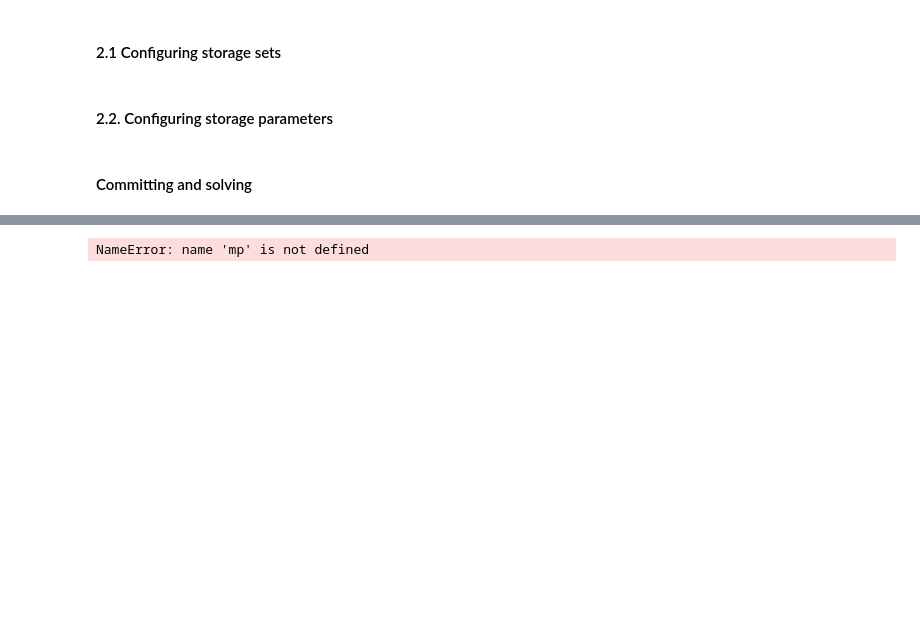
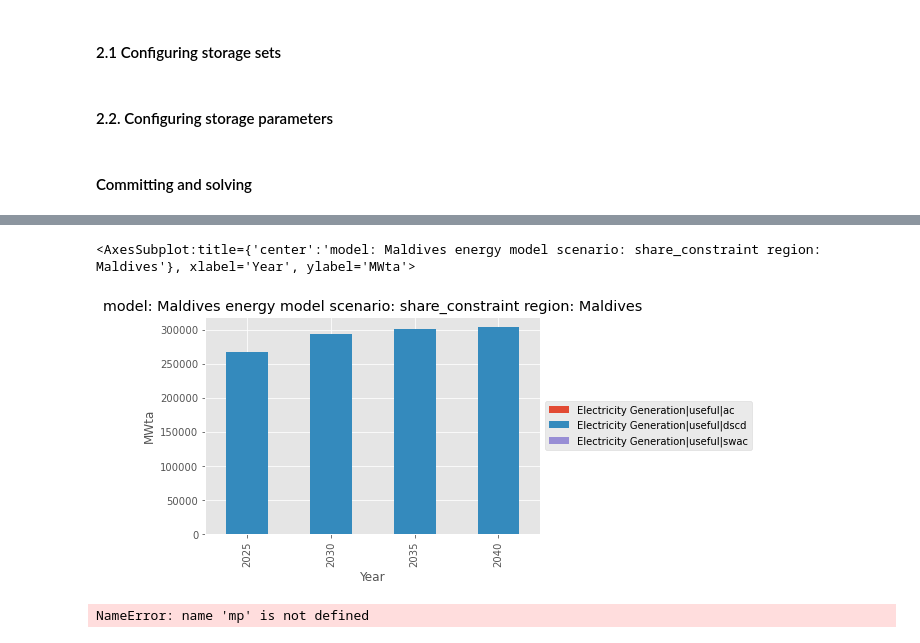
Before and after one commit to natiweber/Maldives, a Jupyter notebook: Maldives_storage_Nati.ipynb, the cells around one changed output, grey strips where cells are left out. Saved outputs shown, nothing was run; the diff lists cells and outputs as text; code cells hidden in the pictures; blank space fills up the shorter version.

```diff
--- a/Maldives_storage_Nati.ipynb
+++ b/Maldives_storage_Nati.ipynb
@@ -315,0 +574,5 @@ sc_lo.var('STORAGE')
+# %%
+# Loading data from csv into a pyam format
+cool_gen = pyam.IamDataFrame(data='cooling_stor.csv', encoding='ISO-8859-1')
+# Looking into data in the pyam format
+cool_gen.data
@@ -316,3 +594,9 @@ sc_lo.var('STORAGE')
+# %%
+cool = cool_gen.filter(region=['Maldives'], variable='Electricity Generation|useful|*', year=plotyrs)
+cool.plot.bar(stacked=True)
+# %% [output]
+<AxesSubplot:title={'center':'model: Maldives energy model scenario: share_constraint region: Maldives'}, xlabel='Year', ylabel='MWta'>
+[figure, added]
 # %%
 mp.close_db()
 # %% [output]
```
Also changed, not shown: parts of 35 cells of this notebook.
